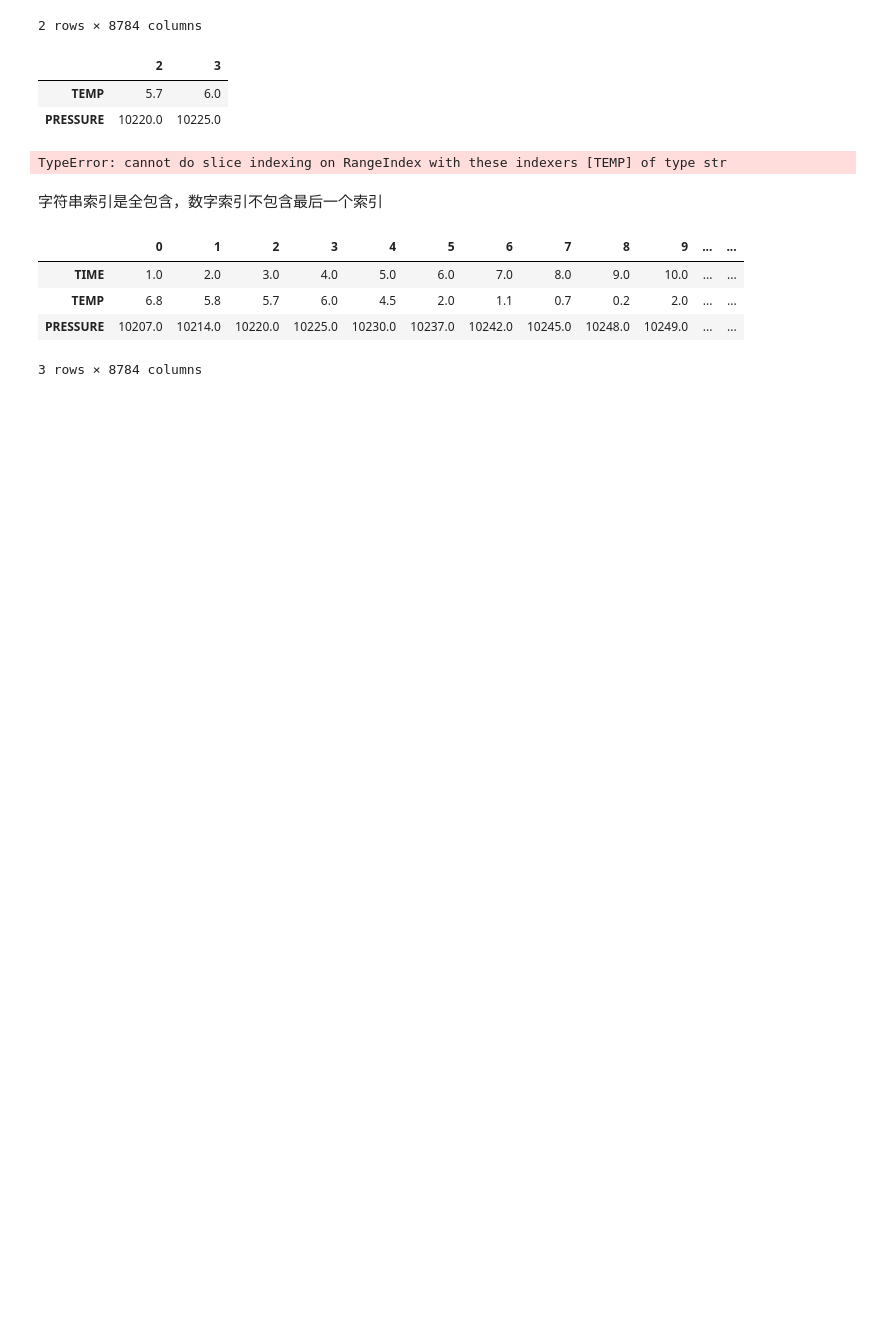
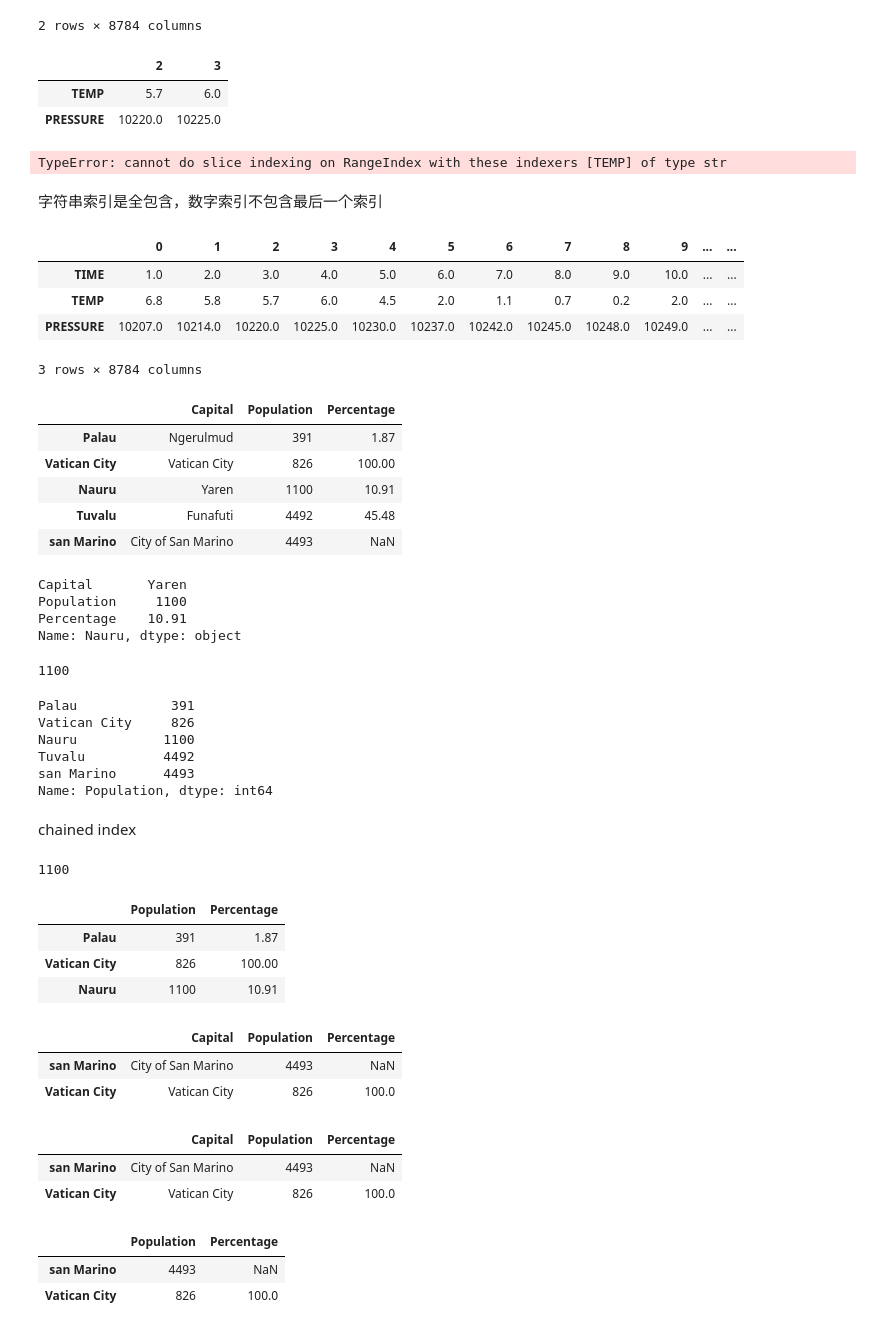
Before and after one commit to yaowenqiang/panda_playbook, a Jupyter notebook: notes.ipynb, the cells around one changed output. Saved outputs shown, nothing was run; the diff lists cells and outputs as text; code cells hidden in the pictures; blank space fills up the shorter version.

Commit message:
add loc and iloc usage demo

```diff
--- a/notes.ipynb
+++ b/notes.ipynb
@@ -419,3 +419,79 @@ dft['TIME':'PRESSURE']
 | TEMP | 6.8 | 5.8 | 5.7 | 6.0 | 4.5 | 2.0 | 1.1 | 0.7 | 0.2 | 2.0 | ... | ... |
 | PRESSURE | 10207.0 | 10214.0 | 10220.0 | 10225.0 | 10230.0 | 10237.0 | 10242.0 | 10245.0 | 10248.0 | 10249.0 | ... | ... |
 3 rows × 8784 columns
+# %%
+
+capitals = pd.DataFrame(
+    [
+        ['Ngerulmud', 391,1.87],
+        ['Vatican City', 826,100],
+        ['Yaren', 1100,10.91],
+        ['Funafuti', 4492,45.48],
+        ['City of San Marino', 4493],
+    ],
+    index=['Palau', 'Vatican City', 'Nauru', 'Tuvalu', 'san Marino'],
+    columns=['Capital', 'Population', 'Percentage']
+)
+# %%
+capitals
+# %% [output]
+|  | Capital | Population | Percentage |
+| Palau | Ngerulmud | 391 | 1.87 |
+| Vatican City | Vatican City | 826 | 100.00 |
+| Nauru | Yaren | 1100 | 10.91 |
+| Tuvalu | Funafuti | 4492 | 45.48 |
+| san Marino | City of San Marino | 4493 | NaN |
+# %%
+capitals.loc['Nauru']
+# %% [output]
+Capital       Yaren
+Population     1100
+Percentage    10.91
+Name: Nauru, dtype: object
+# %%
+
+capitals.loc['Nauru', 'Population']
+# %% [output]
+1100
+# %%
+capitals['Population']
+# %% [output]
+Palau            391
+Vatican City     826
+Nauru           1100
+Tuvalu          4492
+san Marino      4493
+Name: Population, dtype: int64
+# %% [markdown]
+chained index
+# %%
+
+capitals['Population']['Nauru']
+# %% [output]
+1100
+# %%
+capitals.loc['Palau':'Nauru', ['Population', 'Percentage']]
+# %% [output]
+|  | Population | Percentage |
+| Palau | 391 | 1.87 |
+| Vatican City | 826 | 100.00 |
+| Nauru | 1100 | 10.91 |
+# %%
+
+capitals.loc[['san Marino', 'Vatican City']]
+# %% [output]
+|  | Capital | Population | Percentage |
+| san Marino | City of San Marino | 4493 | NaN |
+| Vatican City | Vatican City | 826 | 100.0 |
+# %%
+capitals.iloc[[4,1]]
+# %% [output]
+|  | Capital | Population | Percentage |
+| san Marino | City of San Marino | 4493 | NaN |
+| Vatican City | Vatican City | 826 | 100.0 |
+# %%
+capitals.iloc[[4,1], 1:]
+# %% [output]
+|  | Population | Percentage |
+| san Marino | 4493 | NaN |
+| Vatican City | 826 | 100.0 |
```
Also changed, not shown: parts of 2 cells of this notebook, 1 other file.
